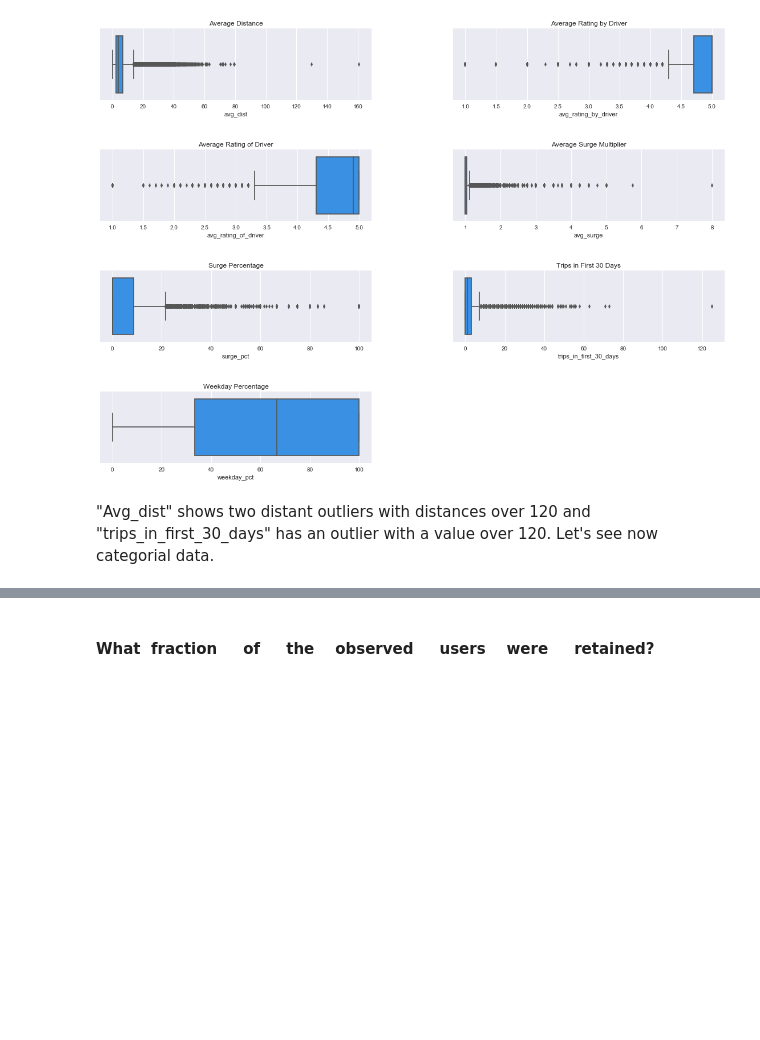
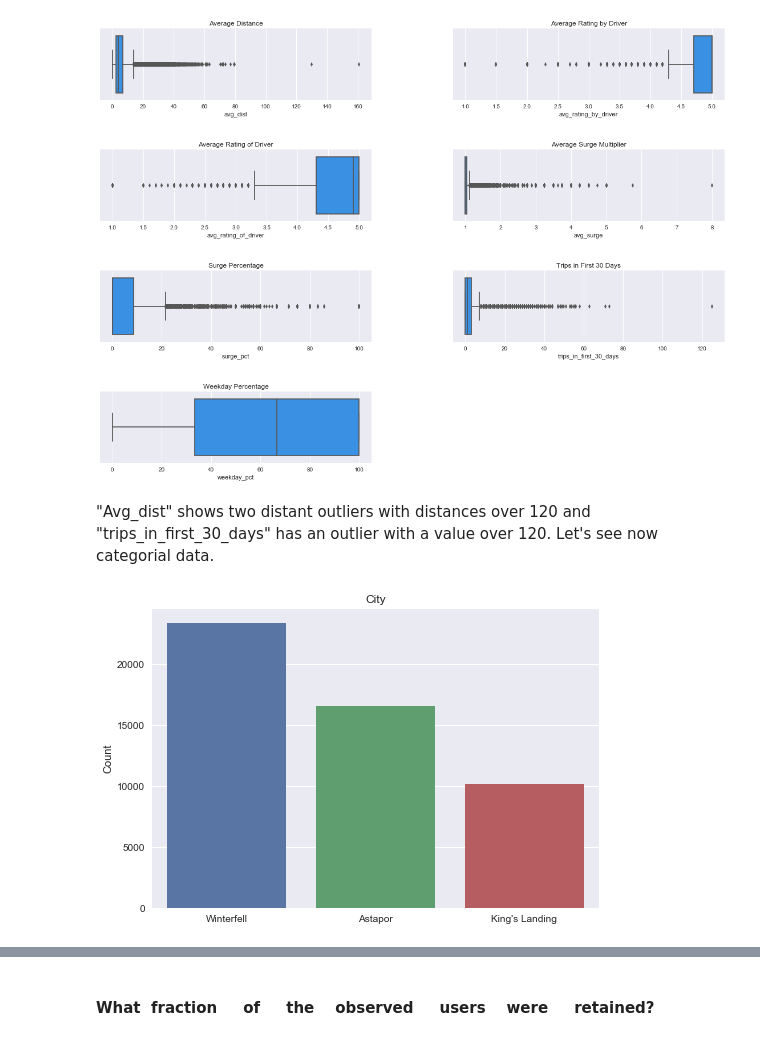
Before and after one commit to gpguerra7/Springboard-Exercises, a Jupyter notebook: ultimate_challenge/Ultimate Challenge.ipynb, the cells around one changed output, grey strips where cells are left out. Cells and saved outputs as stored; diff of their text form; code cells hidden in the pictures; blank space fills up the shorter version.

```diff
--- a/ultimate_challenge/Ultimate Challenge.ipynb
+++ b/ultimate_challenge/Ultimate Challenge.ipynb
@@ -362,8 +375,10 @@ plt.show()
 # %%
 sns.barplot(x=df['city'].value_counts().index, y=df['city'].value_counts())
 plt.title('City')
 plt.ylabel('Count')
-None
+plt.show()
+# %% [output]
+[figure, added]
 # %%
 sns.barplot(x=df[df['phone'].notnull()]['phone'].value_counts().index, y=df[df['phone'].notnull()]['phone'].value_counts())
 plt.title('Phone')
```
Also changed, not shown: parts of 16 cells of this notebook.
